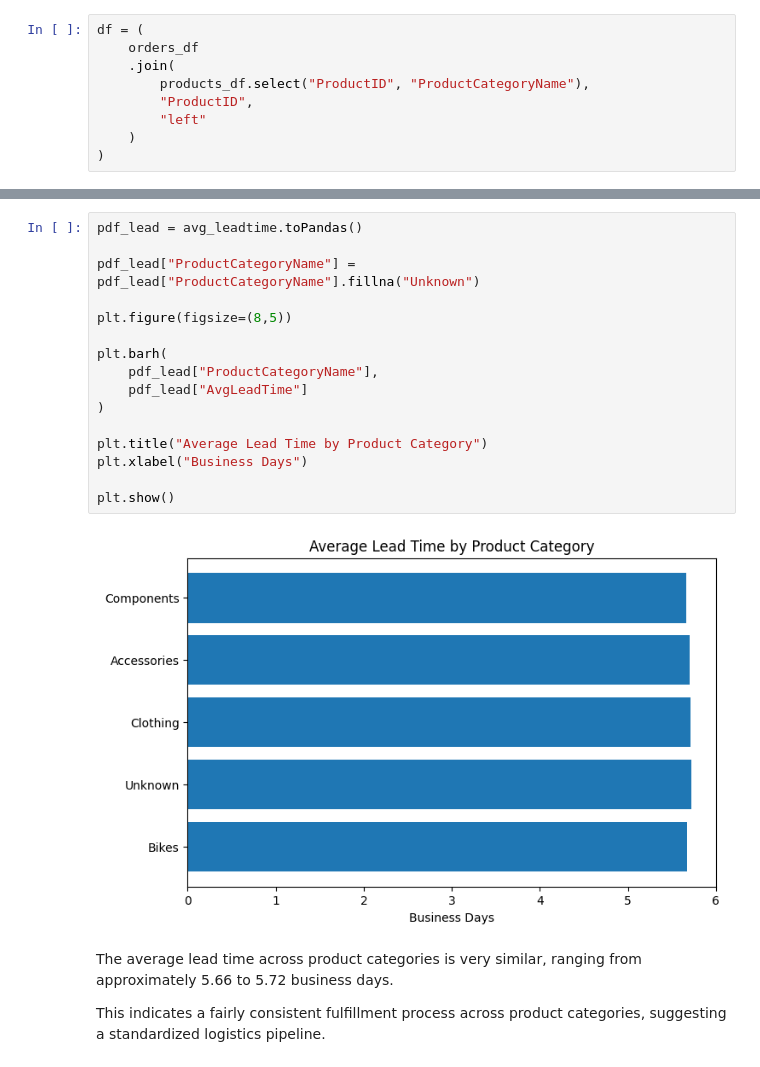
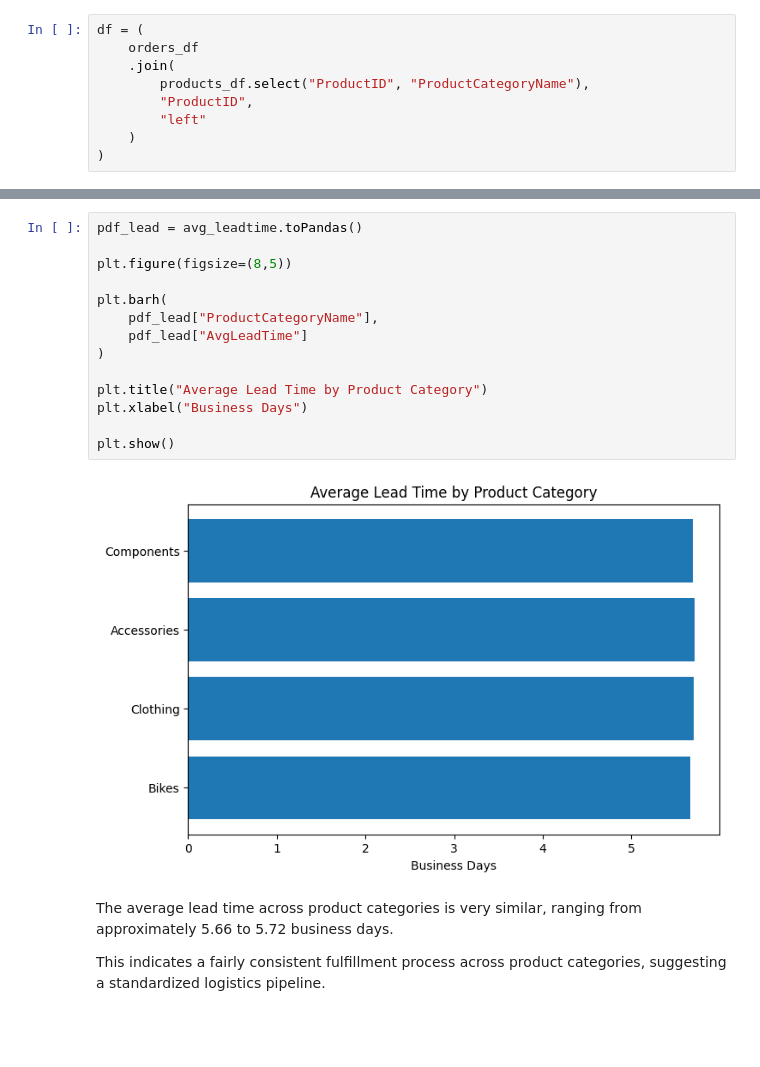
Before and after one commit to DarthGomes/sales-analytics-etl-project, a Jupyter notebook: notebooks/analytical_questions.ipynb, the cells around one changed output, grey strips where cells are left out. Cells and saved outputs as stored; diff of their text form; blank space fills up the shorter version.

```diff
--- a/notebooks/analytical_questions.ipynb
+++ b/notebooks/analytical_questions.ipynb
@@ -143,21 +149,19 @@ display(avg_leadtime)
 # %%
 pdf_lead = avg_leadtime.toPandas()
-
-pdf_lead["ProductCategoryName"] = pdf_lead["ProductCategoryName"].fillna("Unknown")
 
 plt.figure(figsize=(8,5))
 
 plt.barh(
     pdf_lead["ProductCategoryName"],
     pdf_lead["AvgLeadTime"]
 )
 
 plt.title("Average Lead Time by Product Category")
 plt.xlabel("Business Days")
 
 plt.show()
 # %% [output]
-[figure, old version]
+[figure, new version]
 # %% [markdown]
 The average lead time across product categories is very similar, ranging from approximately 5.66 to 5.72 business days.
 
```
Also changed, not shown: parts of 5 cells of this notebook.
